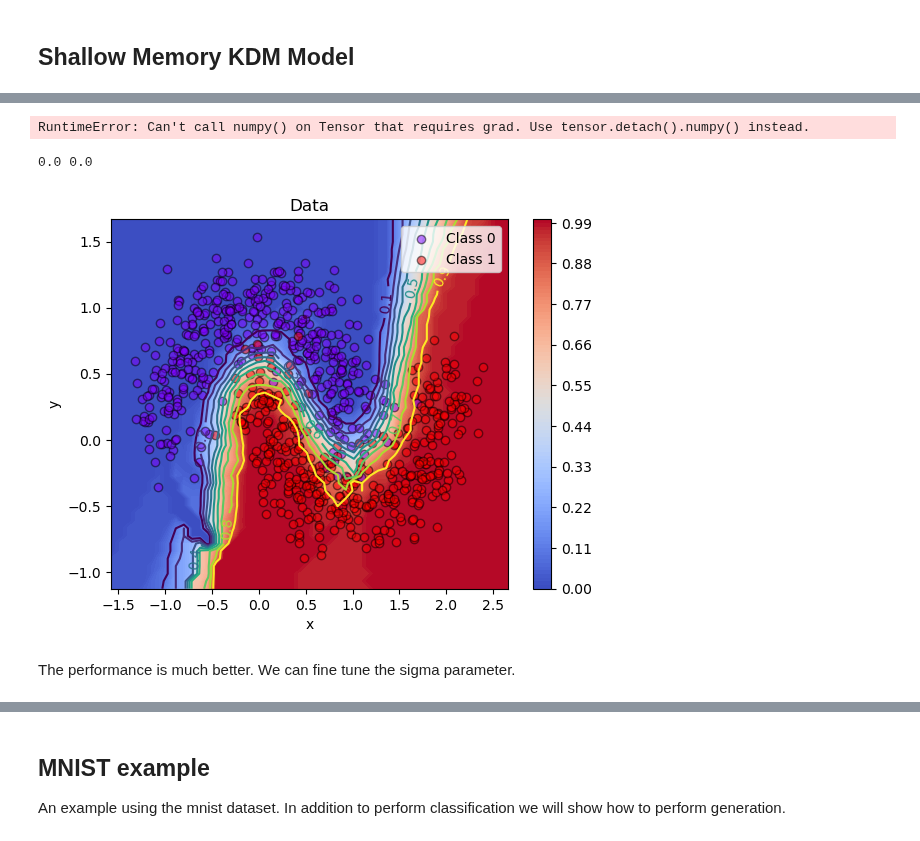
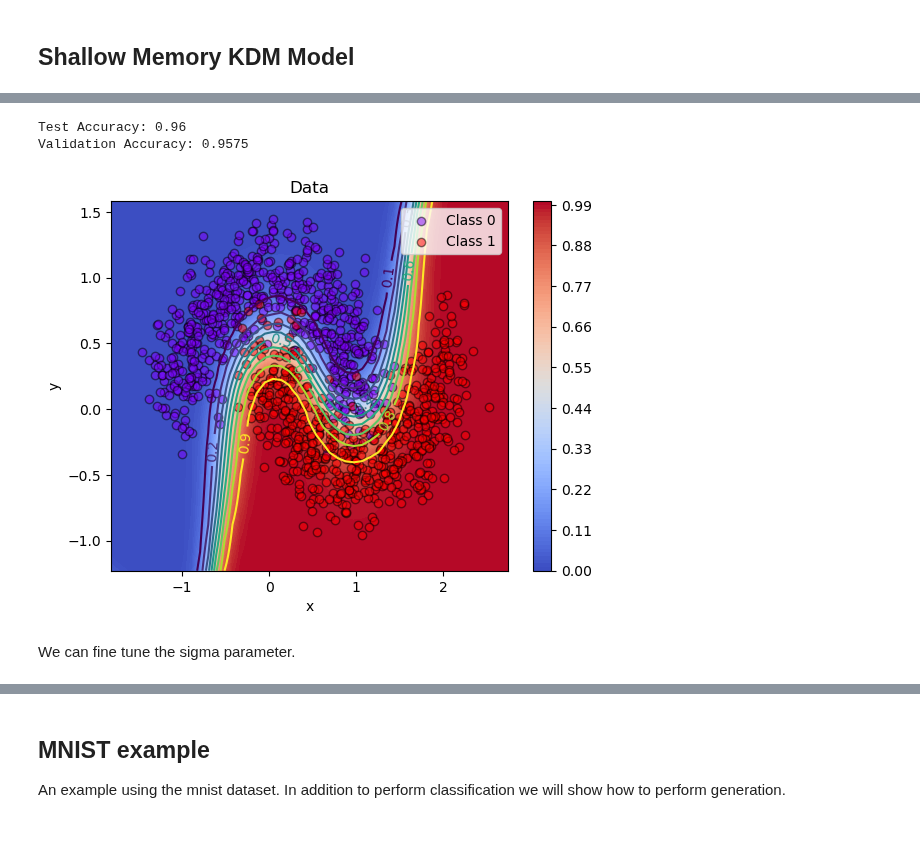
Before and after one commit to fagonzalezo/kdm, a Jupyter notebook: kdm_memory.ipynb, the cells around one changed output, grey strips where cells are left out. Drawn from its saved outputs; the diff is of its cells as text; code cells hidden in the pictures.

```diff
--- a/kdm_memory.ipynb
+++ b/kdm_memory.ipynb
@@ -107,18 +114,21 @@ mkdm_model = MemKDMClassModelWrapper(
 # %%
 from sklearn.metrics import accuracy_score
 
 pred_y = mkdm_model.predict(X_test)
 pred_y = np.argmax(pred_y, axis=1)
-print("Accuracy: {}".format(accuracy_score(y_test, pred_y)))
+print("Test Accuracy: {}".format(accuracy_score(y_test, pred_y)))
+
+pred_y = mkdm_model.predict(X_val)
+pred_y = np.argmax(pred_y, axis=1)
+print("Validation Accuracy: {}".format(accuracy_score(y_val, pred_y)))
+
+plot_decision_region(X, gen_pred_fun(mkdm_model))
+plot_data(X_train, y_train)
 # %% [output]
-RuntimeError: Can't call numpy() on Tensor that requires grad. Use tensor.detach().numpy() instead.
+Test Accuracy: 0.96
+Validation Accuracy: 0.9575
+[figure, added]
-# %%
-plot_decision_region(X, gen_pred_fun(mkdm_model))
-plot_data(X_train, y_train)
-# %% [output]
-0.0 0.0
-[figure, removed]
 # %% [markdown]
-The performance is much better. We can fine tune the sigma parameter.
+We can fine tune the sigma parameter.
 # %%
 
```
Also changed, not shown: parts of 34 cells of this notebook, 4 other files.
